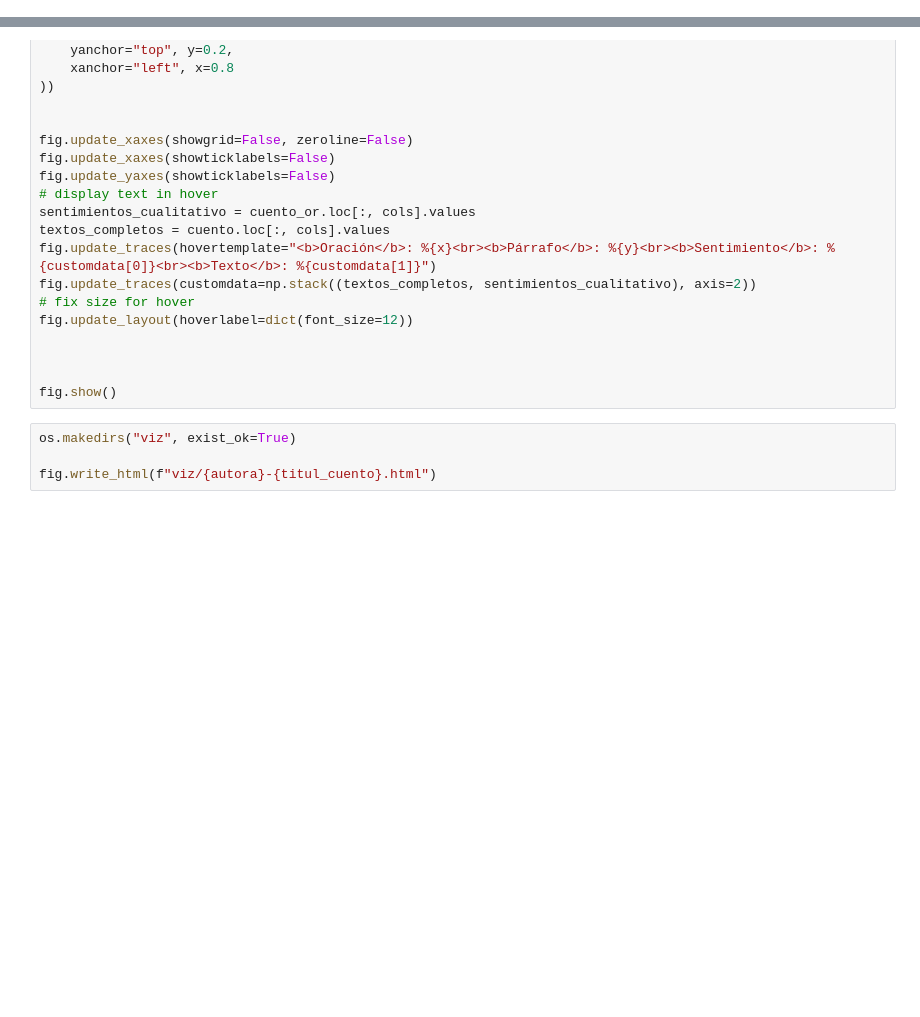
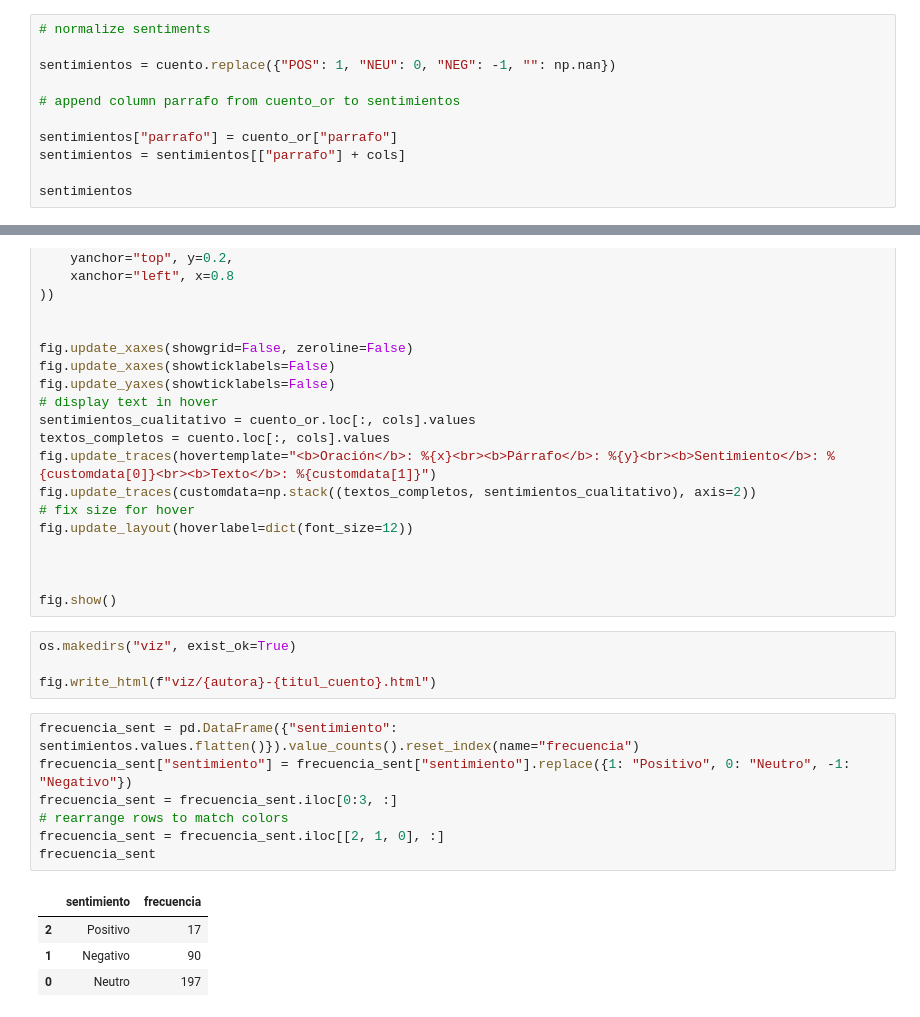
Before and after one commit to jairomelo/analisis-sentimientos-autoras, a Jupyter notebook: sanalysis.ipynb, the cells around one changed output, grey strips where cells are left out. Cells and saved outputs as stored; diff of their text form; blank space fills up the shorter version.

```diff
--- a/sanalysis.ipynb
+++ b/sanalysis.ipynb
@@ -22,0 +51,11 @@ cuento = cuento_or.copy()
+# %%
+# normalize sentiments
+
+sentimientos = cuento.replace({"POS": 1, "NEU": 0, "NEG": -1, "": np.nan})
+
+# append column parrafo from cuento_or to sentimientos
+
+sentimientos["parrafo"] = cuento_or["parrafo"]
+sentimientos = sentimientos[["parrafo"] + cols]
+
+sentimientos
@@ -131,3 +141,15 @@ fig.show()
 os.makedirs("viz", exist_ok=True)
 
 fig.write_html(f"viz/{autora}-{titul_cuento}.html")
+# %%
+frecuencia_sent = pd.DataFrame({"sentimiento": sentimientos.values.flatten()}).value_counts().reset_index(name="frecuencia")
+frecuencia_sent["sentimiento"] = frecuencia_sent["sentimiento"].replace({1: "Positivo", 0: "Neutro", -1: "Negativo"})
+frecuencia_sent = frecuencia_sent.iloc[0:3, :]
+# rearrange rows to match colors
+frecuencia_sent = frecuencia_sent.iloc[[2, 1, 0], :]
+frecuencia_sent
+# %% [output]
+|  | sentimiento | frecuencia |
+| 2 | Positivo | 17 |
+| 1 | Negativo | 90 |
+| 0 | Neutro | 197 |
```
Also changed, not shown: parts of 9 cells of this notebook, 3 other files.
